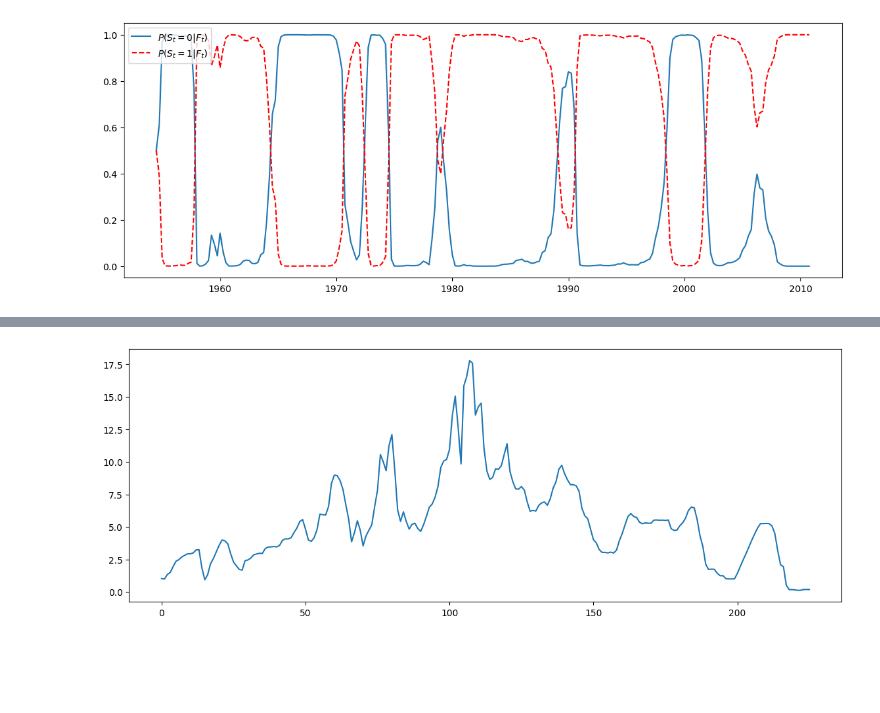
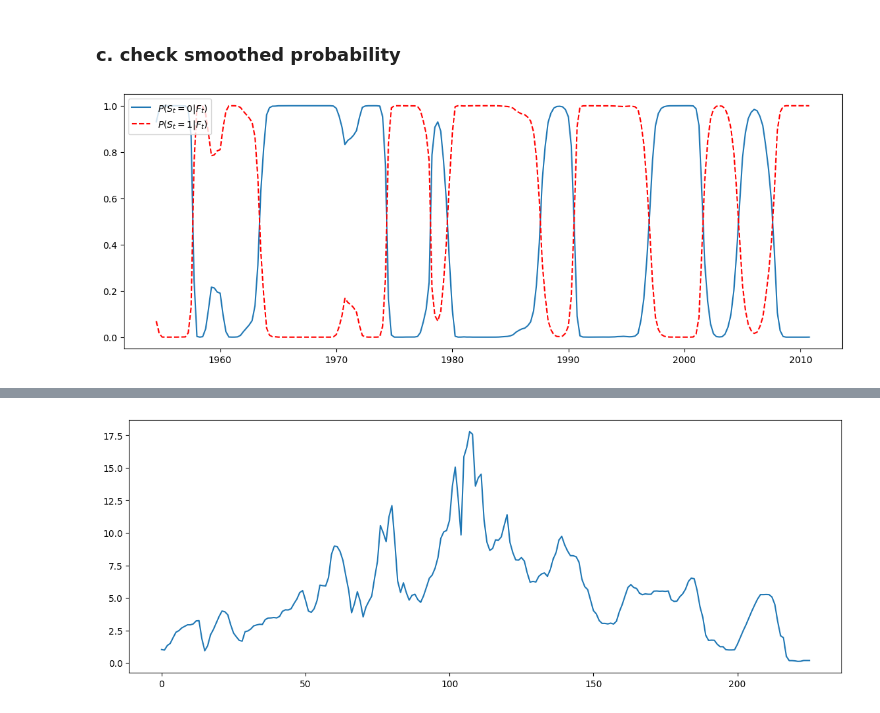
Before and after one commit to bm43/quant-learn, a Jupyter notebook: machine-learning/markov_models/markov_switch_test.ipynb, the cells around one changed output, grey strips where cells are left out. Drawn from its saved outputs; the diff is of its cells as text; code cells hidden in the pictures; blank space fills up the shorter version.

```diff
--- a/machine-learning/markov_models/markov_switch_test.ipynb
+++ b/machine-learning/markov_models/markov_switch_test.ipynb
@@ -42,9 +40,12 @@ plt.show()
+# %% [markdown]
+### c. check smoothed probability
 # %%
 plt.figure(figsize=(14,5))
+plt.title("Kim's smoothed probabilities")
 dates = pd.date_range('1954-07-01', '2010-10-01', freq='QS')
-plt.plot(dates, msm.filtered_p[:,0], label="$P(S_t = 0 | F_t)$")
-plt.plot(dates, msm.filtered_p[:,1], label="$P(S_t = 1 | F_t)$", color='r', linestyle='--')
+plt.plot(dates, msm.smoothed_p[:,0], label="$P(S_t = 0 | F_t)$")
+plt.plot(dates, msm.smoothed_p[:,1], label="$P(S_t = 1 | F_t)$", color='r', linestyle='--')
 plt.legend(loc='upper left') # displays labels
 plt.show()
 # %% [output]
-[figure, old version]
+[figure, new version]
```
Also changed, not shown: parts of 13 cells of this notebook, 1 other file.
